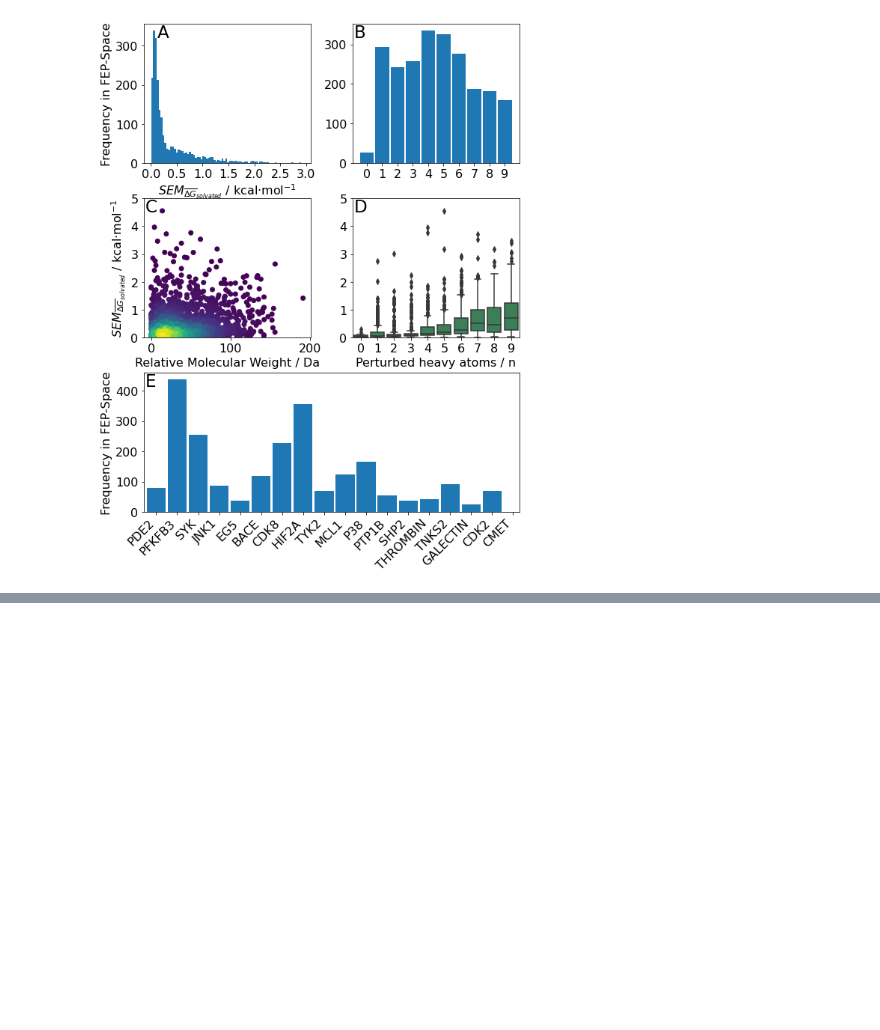
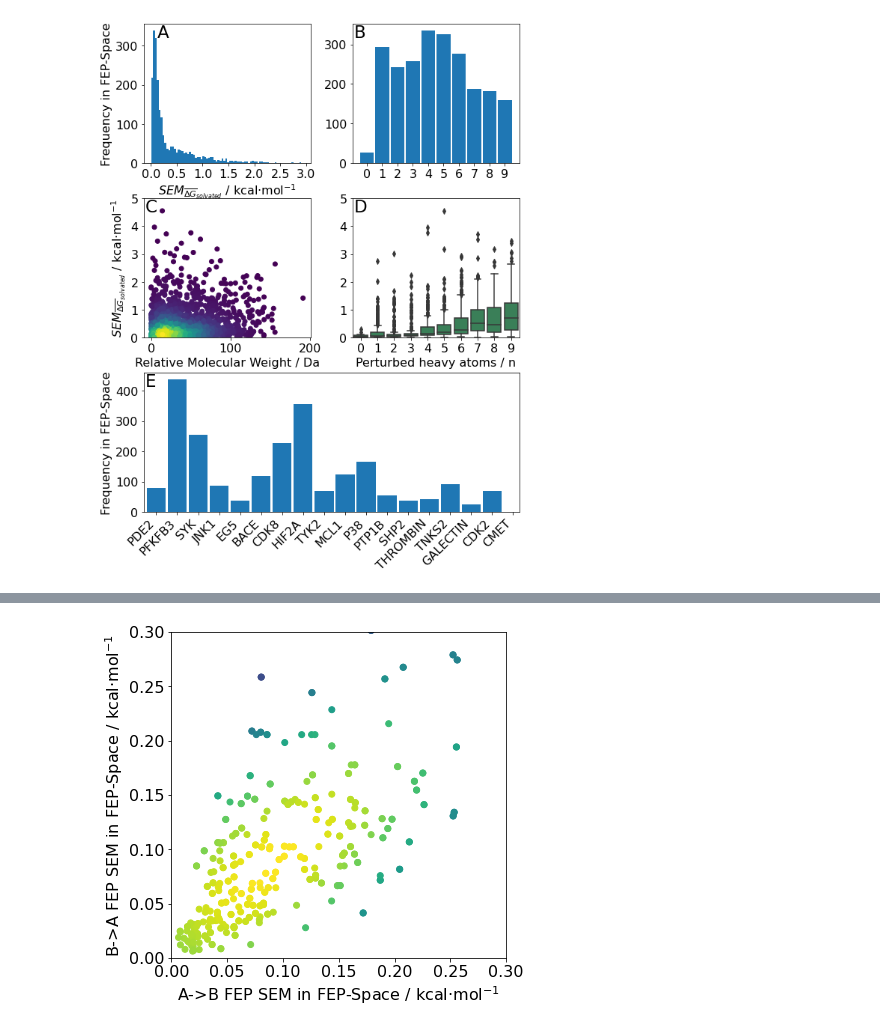
Before and after one commit to michellab/RBFENN, a Jupyter notebook: ANALYSIS/perturbation_networks/_03_analyse_training_losses.ipynb, the cells around one changed output, grey strips where cells are left out. Drawn from its saved outputs; the diff is of its cells as text; code cells hidden in the pictures; blank space fills up the shorter version.

```diff
--- a/ANALYSIS/perturbation_networks/_03_analyse_training_losses.ipynb
+++ b/ANALYSIS/perturbation_networks/_03_analyse_training_losses.ipynb
@@ -275,0 +318,15 @@ plt.show()
+# %%
+f, ax = plt.subplots(figsize=(6,6))
+
+
+xy = np.vstack([sem_values_ab, sem_values_ba])
+z = gaussian_kde(xy)(xy)
+plt.scatter(sem_values_ab, sem_values_ba, c=z)
+
+plt.xlabel("A->B FEP SEM in FEP-Space / kcal$\cdot$mol$^{-1}$")
+plt.ylabel("B->A FEP SEM in FEP-Space / kcal$\cdot$mol$^{-1}$")
+plt.xlim(0, 0.3)
+plt.ylim(0, 0.3)
+plt.show()
+# %% [output]
+[figure, added]
```
Also changed, not shown: parts of 4 cells of this notebook.
